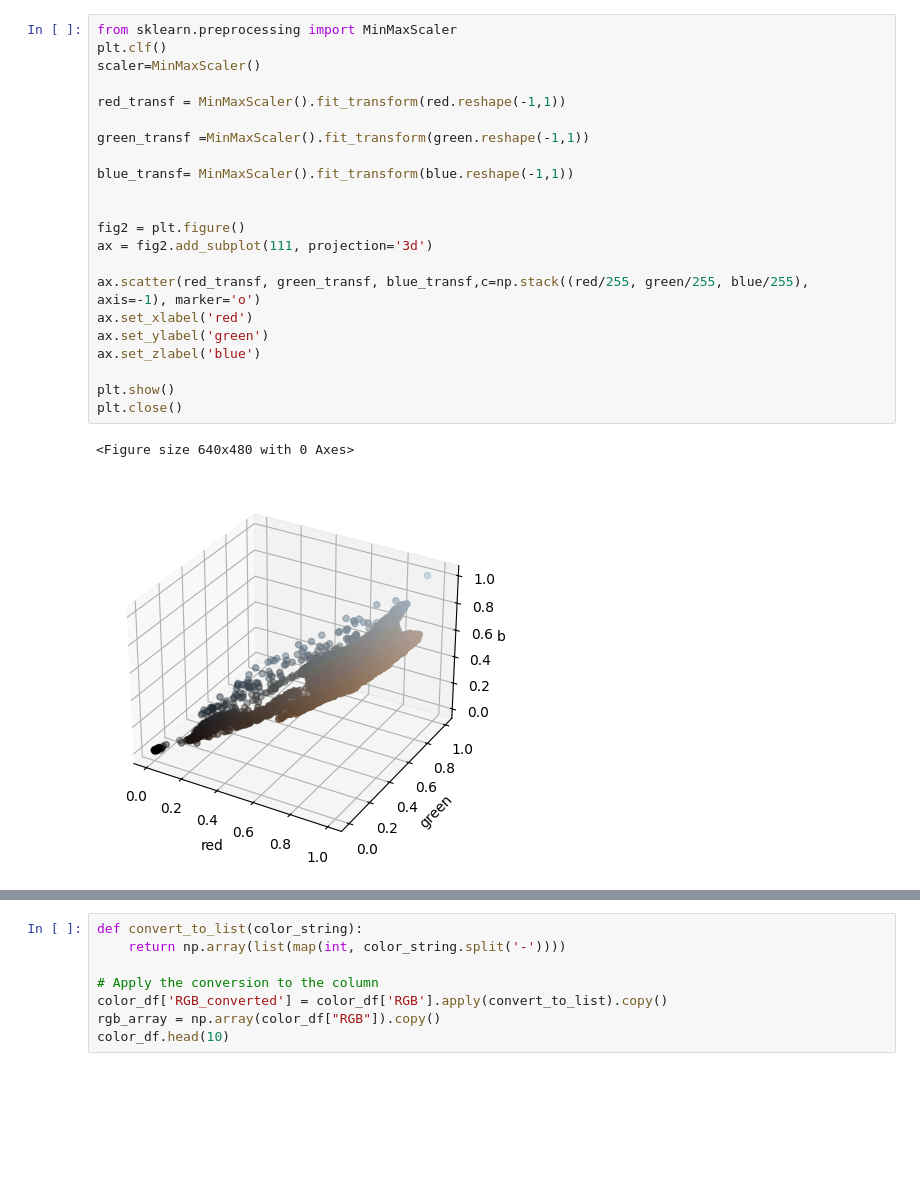
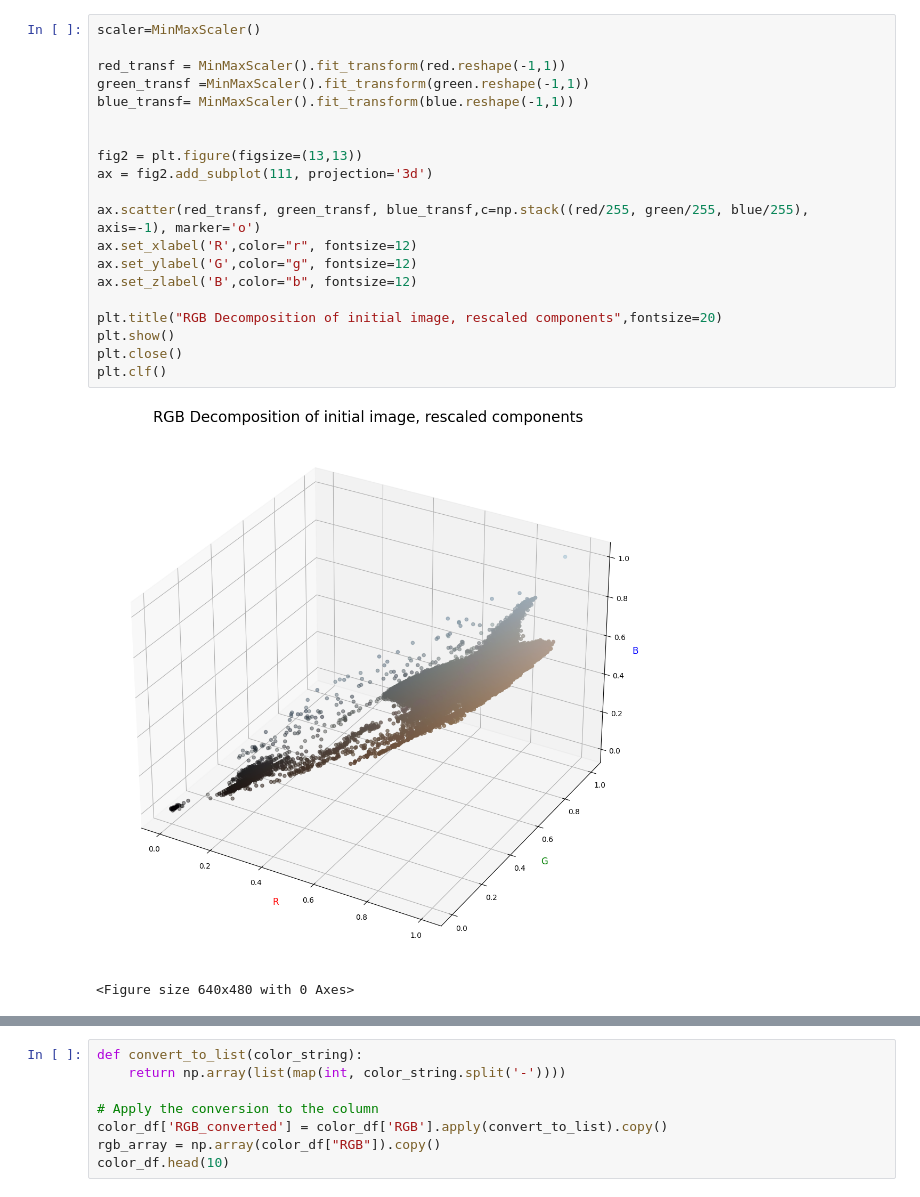
Before and after one commit to LorenzoZInna/PhotoColorFinder, a Jupyter notebook: Notebook.ipynb, the cells around one changed output, grey strips where cells are left out. Cells and saved outputs as stored; diff of their text form; blank space fills up the shorter version.

```diff
--- a/Notebook.ipynb
+++ b/Notebook.ipynb
@@ -75,25 +100,23 @@ plt.close()
 # %%
-from sklearn.preprocessing import MinMaxScaler
-plt.clf()
 scaler=MinMaxScaler()
 
 red_transf = MinMaxScaler().fit_transform(red.reshape(-1,1))
-
 green_transf =MinMaxScaler().fit_transform(green.reshape(-1,1))
-
 blue_transf= MinMaxScaler().fit_transform(blue.reshape(-1,1))
 
 
-fig2 = plt.figure()
+fig2 = plt.figure(figsize=(13,13))
 ax = fig2.add_subplot(111, projection='3d')
 
 ax.scatter(red_transf, green_transf, blue_transf,c=np.stack((red/255, green/255, blue/255), axis=-1), marker='o')
-ax.set_xlabel('red')
-ax.set_ylabel('green')
-ax.set_zlabel('blue')
+ax.set_xlabel('R',color="r", fontsize=12)
+ax.set_ylabel('G',color="g", fontsize=12)
+ax.set_zlabel('B',color="b", fontsize=12)
 
+plt.title("RGB Decomposition of initial image, rescaled components",fontsize=20)
 plt.show()
 plt.close()
+plt.clf()
 # %% [output]
+[figure, new version]
 <Figure size 640x480 with 0 Axes>
-[figure, old version]
```
Also changed, not shown: parts of 22 cells of this notebook.
